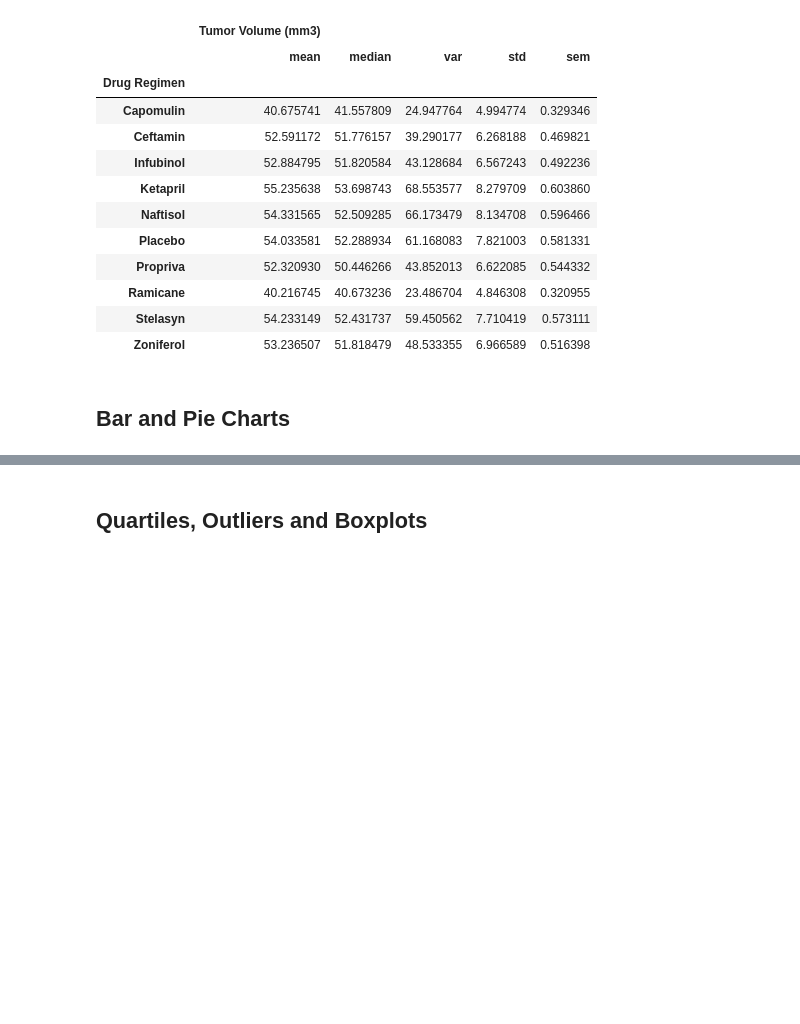
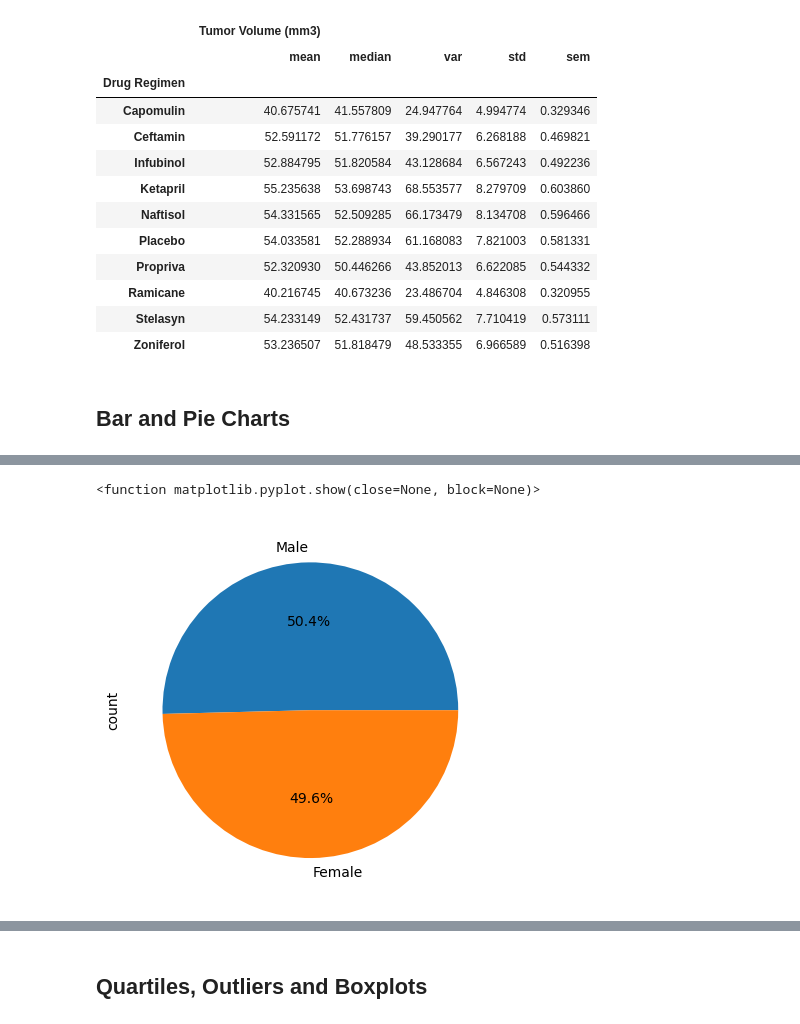
Before and after one commit to hopkinsbowman78/matplotlib-scipy-data-analysis, a Jupyter notebook: Pymaceuticals/pymaceuticals_starter.ipynb, the cells around one changed output, grey strips where cells are left out. Drawn from its saved outputs; the diff is of its cells as text; code cells hidden in the pictures; blank space fills up the shorter version.

```diff
--- a/Pymaceuticals/pymaceuticals_starter.ipynb
+++ b/Pymaceuticals/pymaceuticals_starter.ipynb
@@ -158,10 +185,16 @@ grouped_stats
 # %%
 # Generate a pie chart, using Pandas, showing the distribution of unique female versus male mice used in the study
 
 # Get the unique mice with their gender
-
+id_sex_grouped = cleaned_df.groupby('Sex')['Mouse ID'].nunique().sort_index(ascending=False)
 
 # Make the pie chart
+id_sex_grouped.plot(kind='pie', autopct='%1.1f%%', startangle=0)
+plt.ylabel('count')
+plt.show
+# %% [output]
+<function matplotlib.pyplot.show(close=None, block=None)>
+[figure, added]
 # %%
 # Generate a pie chart, using pyplot, showing the distribution of unique female versus male mice used in the study
 
```
Also changed, not shown: parts of 5 cells of this notebook.
